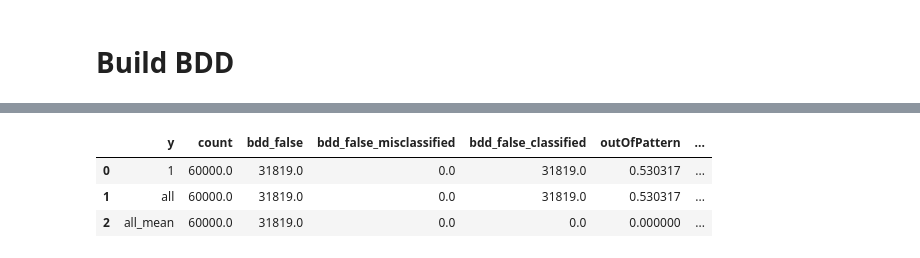
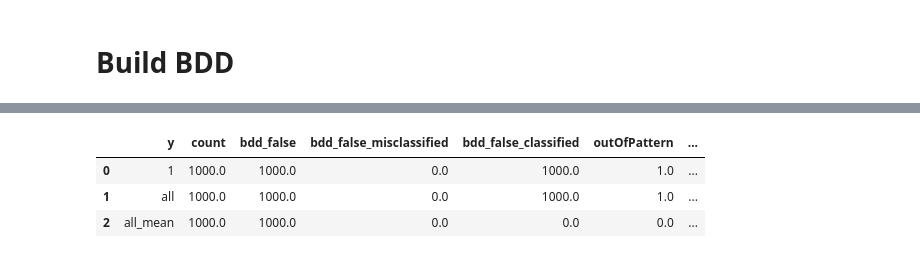
Before and after one commit to ahmadhatahet/runtime-monitoring, a Jupyter notebook: experiments/test-other-dataset.ipynb, the cells around one changed output, grey strips where cells are left out. Cells and saved outputs as stored; diff of their text form; code cells hidden in the pictures.

```diff
--- a/experiments/test-other-dataset.ipynb
+++ b/experiments/test-other-dataset.ipynb
@@ -142,0 +145,2 @@ assert (len(trainloader) * model_config['batch_size']) == len(train_data)
+# %%
+x = torch.stack([test_data[i][0] for i in test_sample]) - mean_ / std_
@@ -142,0 +151,5 @@ assert (len(trainloader) * model_config['batch_size']) == len(train_data)
+# %%
+logits, _ = model.output_last_layer(x.to(device))
+logits = logits.cpu().numpy()
+logits = pd.DataFrame(logits, columns=[f'x{i}' for i in range(logits.shape[1])])
+logits.shape
@@ -147,6 +160,6 @@ torch.Size([32, 30])
 # %%
-for i, (x, _) in enumerate(trainloader):
-    x = x.to(device)
-    logits, _ = model.output_last_layer(x)
-    res[i] = logits
+# for i, (x, _) in enumerate(trainloader):
+#     x = x.to(device)
+#     logits, _ = model.output_last_layer(x)
+#     res[i] = logits
 # %%
@@ -188,0 +201,8 @@ df_test = pd.read_csv(path_lhl / f"{FILENAME_POSTFIX}_{FLAVOR}_test.csv")
+# %%
+# each set of data has its own threshold
+thld_p = 0.5
+eta = 0
+neurons = []
+
+# calculate threshold
+thld = np.quantile( df_true.drop('y', axis=1), thld_p, axis=0)
@@ -249,10 +274,10 @@ df_test_scores
 # %%
-inference_df['y'] = 1
-inference_df['true'] = 1
+logits['y'] = 1
+logits['true'] = 1
 
-patterns.evaluate_dataframe(inference_df)
+patterns.evaluate_dataframe(logits.copy())
 # %% [output]
 |  | y | count | bdd_false | bdd_false_misclassified | bdd_false_classified | outOfPattern | ... |
-| 0 | 1 | 60000.0 | 31819.0 | 0.0 | 31819.0 | 0.530317 | ... |
-| 1 | all | 60000.0 | 31819.0 | 0.0 | 31819.0 | 0.530317 | ... |
-| 2 | all_mean | 60000.0 | 31819.0 | 0.0 | 0.0 | 0.000000 | ... |
+| 0 | 1 | 1000.0 | 1000.0 | 0.0 | 1000.0 | 1.0 | ... |
+| 1 | all | 1000.0 | 1000.0 | 0.0 | 1000.0 | 1.0 | ... |
+| 2 | all_mean | 1000.0 | 1000.0 | 0.0 | 0.0 | 0.0 | ... |
```
Also changed, not shown: parts of 26 cells of this notebook.
